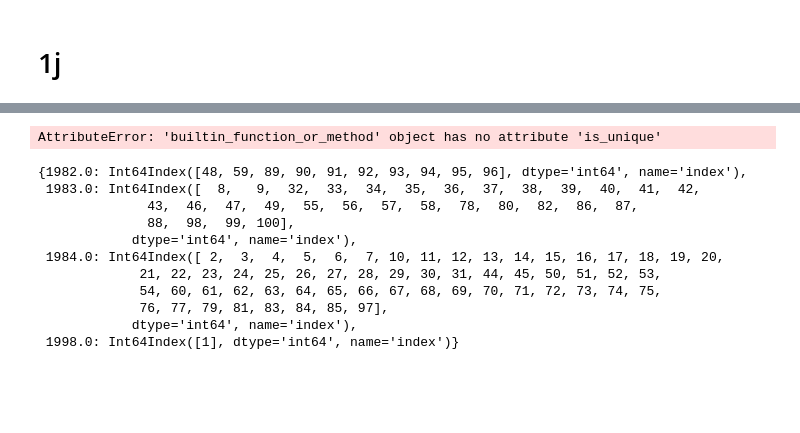
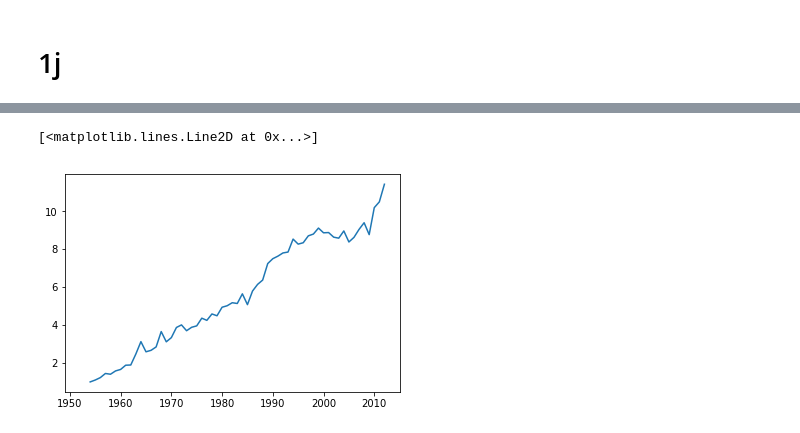
Before and after one commit to DarkestFloyd/CS6220, a Jupyter notebook: notebooks/Aminer.ipynb, the cells around one changed output, grey strips where cells are left out. Saved outputs shown, nothing was run; the diff lists cells and outputs as text; code cells hidden in the pictures; blank space fills up the shorter version.

```diff
--- a/notebooks/Aminer.ipynb
+++ b/notebooks/Aminer.ipynb
@@ -352,20 +344,9 @@ plt.title('Number of ')
-# %%
-df[:100].join(citation_counter)
-# %% [output]
-AttributeError: 'builtin_function_or_method' object has no attribute 'is_unique'
 # %%
 df, rows = sub(100)
-# %%
-df.groupby('year').groups
-# %% [output]
-{1982.0: Int64Index([48, 59, 89, 90, 91, 92, 93, 94, 95, 96], dtype='int64', name='index'),
- 1983.0: Int64Index([  8,   9,  32,  33,  34,  35,  36,  37,  38,  39,  40,  41,  42,
-              43,  46,  47,  49,  55,  56,  57,  58,  78,  80,  82,  86,  87,
-              88,  98,  99, 100],
-            dtype='int64', name='index'),
- 1984.0: Int64Index([ 2,  3,  4,  5,  6,  7, 10, 11, 12, 13, 14, 15, 16, 17, 18, 19, 20,
-             21, 22, 23, 24, 25, 26, 27, 28, 29, 30, 31, 44, 45, 50, 51, 52, 53,
-             54, 60, 61, 62, 63, 64, 65, 66, 67, 68, 69, 70, 71, 72, 73, 74, 75,
-             76, 77, 79, 81, 83, 84, 85, 97],
-            dtype='int64', name='index'),
- 1998.0: Int64Index([1], dtype='int64', name='index')}
+# %%
+avg_references = df[['ref_counts', 'year']].groupby('year').mean()
+# %%
+plt.plot(avg_references)
+# %% [output]
+[<matplotlib.lines.Line2D at 0x...>]
+[figure, added]
```
Also changed, not shown: parts of 4 cells of this notebook.
